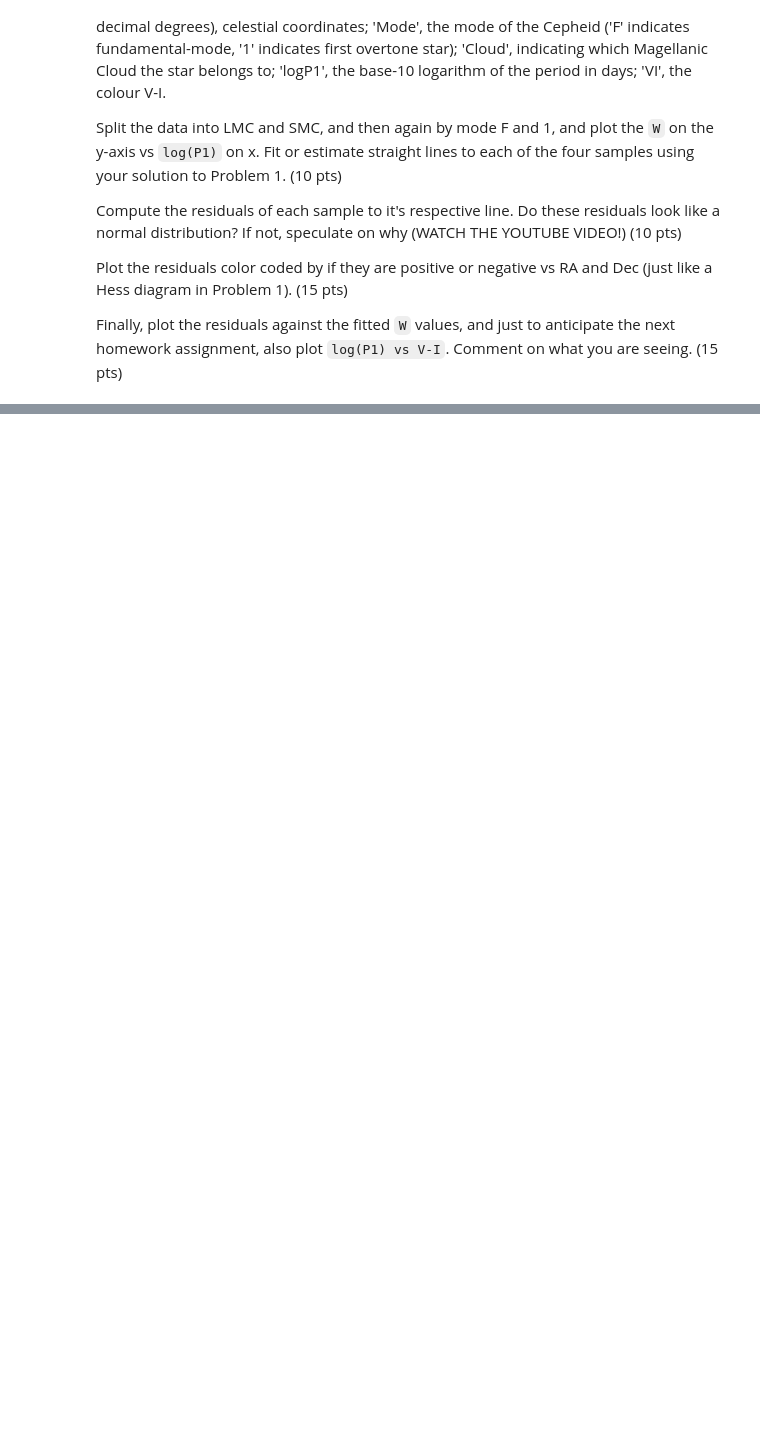
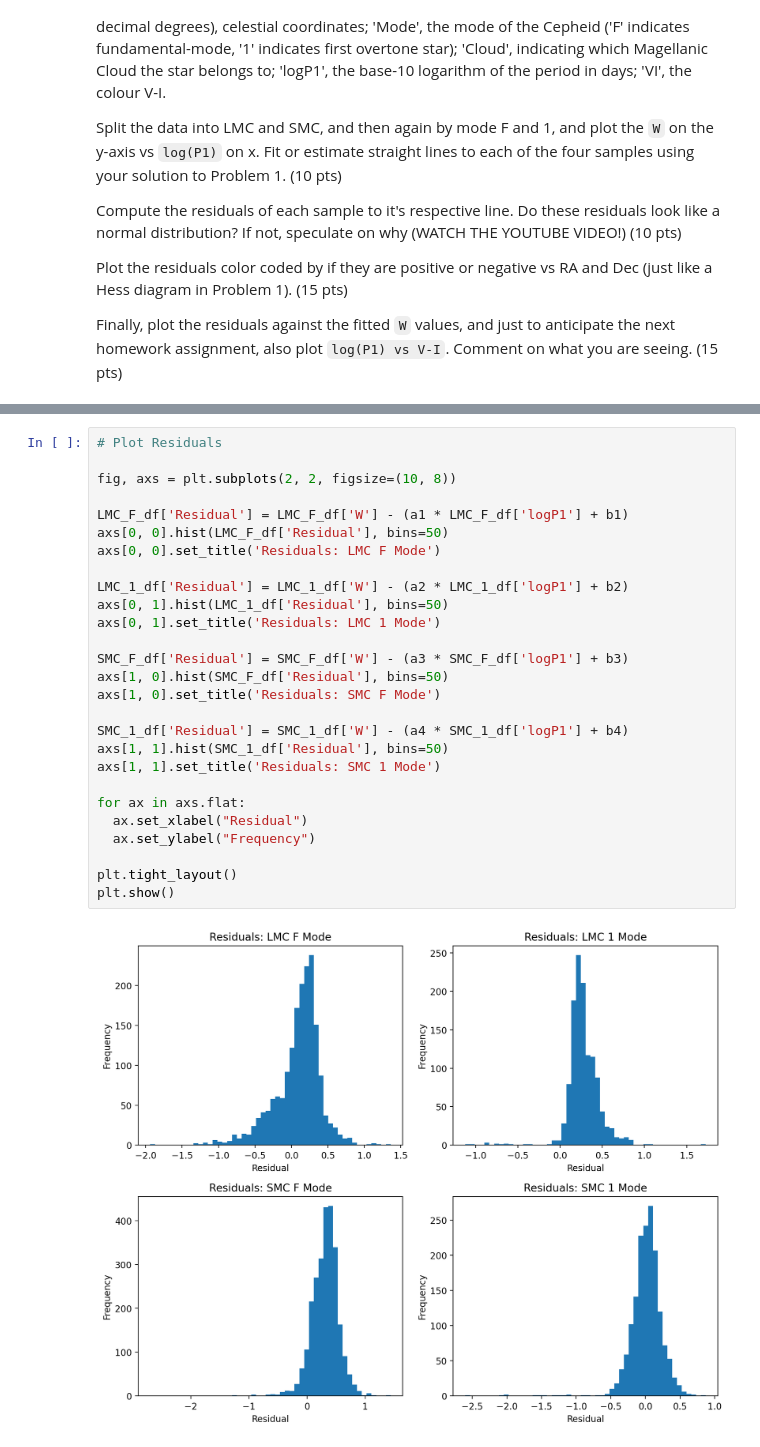
Before and after one commit to veronica-hoffman/ast496_2025_Fall, a Jupyter notebook: homework/01/hw01.ipynb, the cells around one changed output, grey strips where cells are left out. Saved outputs shown, nothing was run; the diff lists cells and outputs as text; blank space fills up the shorter version.

```diff
--- a/homework/01/hw01.ipynb
+++ b/homework/01/hw01.ipynb
@@ -112,0 +163,29 @@ Finally, plot the residuals against the fitted `W` values, and just to anticipat
+# %%
+# Plot Residuals
+
+fig, axs = plt.subplots(2, 2, figsize=(10, 8))
+
+LMC_F_df['Residual'] = LMC_F_df['W'] - (a1 * LMC_F_df['logP1'] + b1)
+axs[0, 0].hist(LMC_F_df['Residual'], bins=50)
+axs[0, 0].set_title('Residuals: LMC F Mode')
+
+LMC_1_df['Residual'] = LMC_1_df['W'] - (a2 * LMC_1_df['logP1'] + b2)
+axs[0, 1].hist(LMC_1_df['Residual'], bins=50)
+axs[0, 1].set_title('Residuals: LMC 1 Mode')
+
+SMC_F_df['Residual'] = SMC_F_df['W'] - (a3 * SMC_F_df['logP1'] + b3)
+axs[1, 0].hist(SMC_F_df['Residual'], bins=50)
+axs[1, 0].set_title('Residuals: SMC F Mode')
+
+SMC_1_df['Residual'] = SMC_1_df['W'] - (a4 * SMC_1_df['logP1'] + b4)
+axs[1, 1].hist(SMC_1_df['Residual'], bins=50)
+axs[1, 1].set_title('Residuals: SMC 1 Mode')
+
+for ax in axs.flat:
+  ax.set_xlabel("Residual")
+  ax.set_ylabel("Frequency")
+
+plt.tight_layout()
+plt.show()
+# %% [output]
+[figure, added]
```
Also changed, not shown: parts of 8 cells of this notebook.
